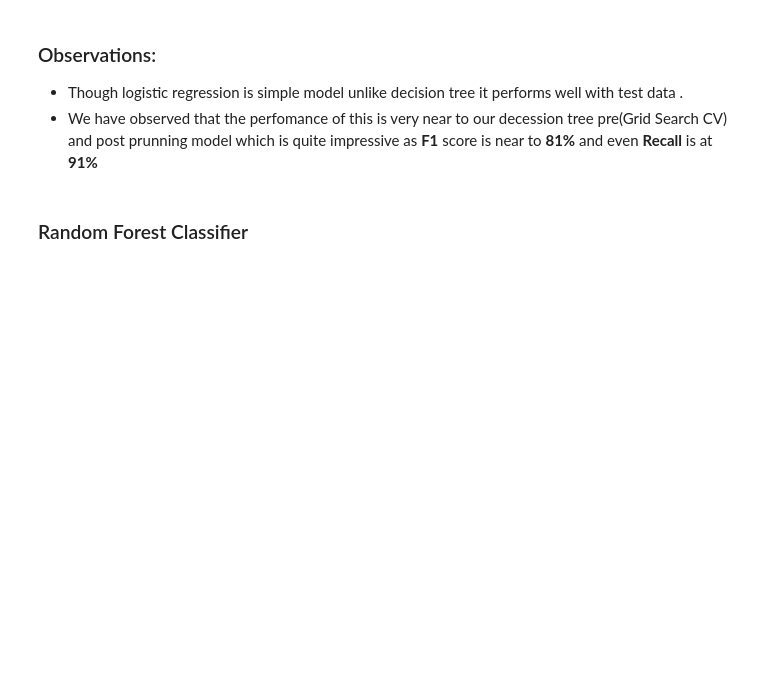
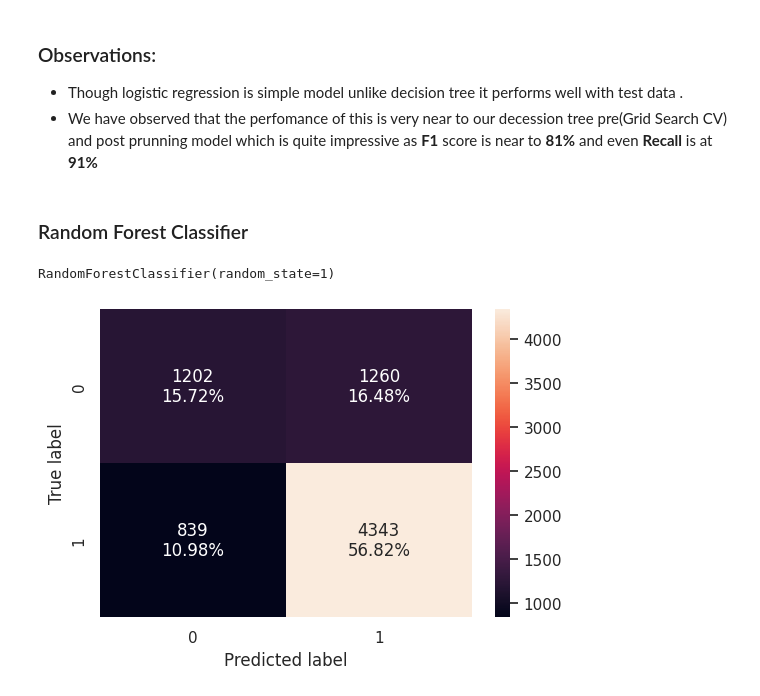
Before and after one commit to Rajesh2015/easy-visa, a Jupyter notebook: easy-visa-solution.ipynb, the cells around one changed output. Cells and saved outputs as stored; diff of their text form; code cells hidden in the pictures; blank space fills up the shorter version.

```diff
--- a/easy-visa-solution.ipynb
+++ b/easy-visa-solution.ipynb
@@ -1810,3 +1813,14 @@ compare_model_performance(train_performance_log,test_performance_log,model_names
 - We have observed that the perfomance of this is very near to our decession tree pre(Grid Search CV) and post prunning model which is quite impressive as **F1** score is near to **81%** and even **Recall** is at **91%**
 # %% [markdown]
 ### Random Forest Classifier
+# %%
+#Train the random forest classifier
+rf_estimator=RandomForestClassifier(random_state=1)
+rf_estimator.fit(X_train,y_train)
+# %% [output]
+RandomForestClassifier(random_state=1)
+# %%
+# Show Confusion Matrix on test data
+confusion_matrix_sklearn(rf_estimator, X_test, y_test)
+# %% [output]
+[figure, added]
```
Also changed, not shown: parts of 10 cells of this notebook.
